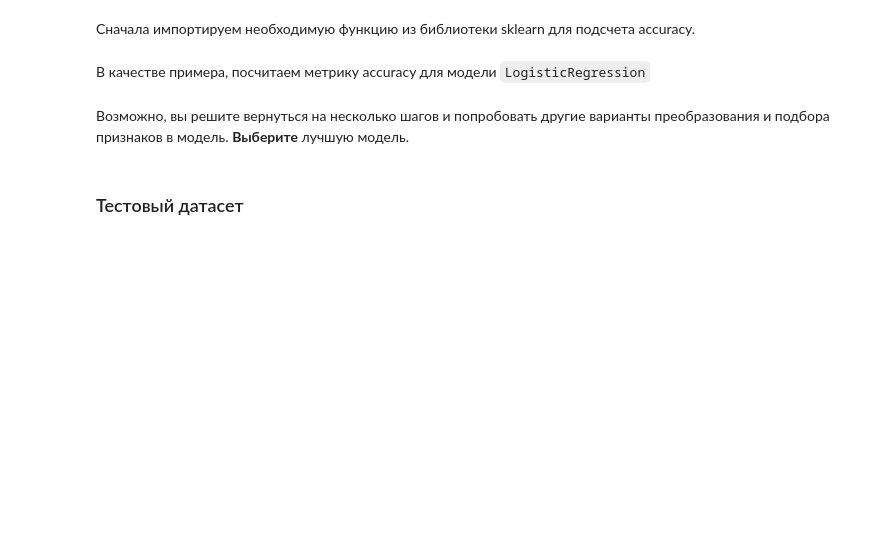
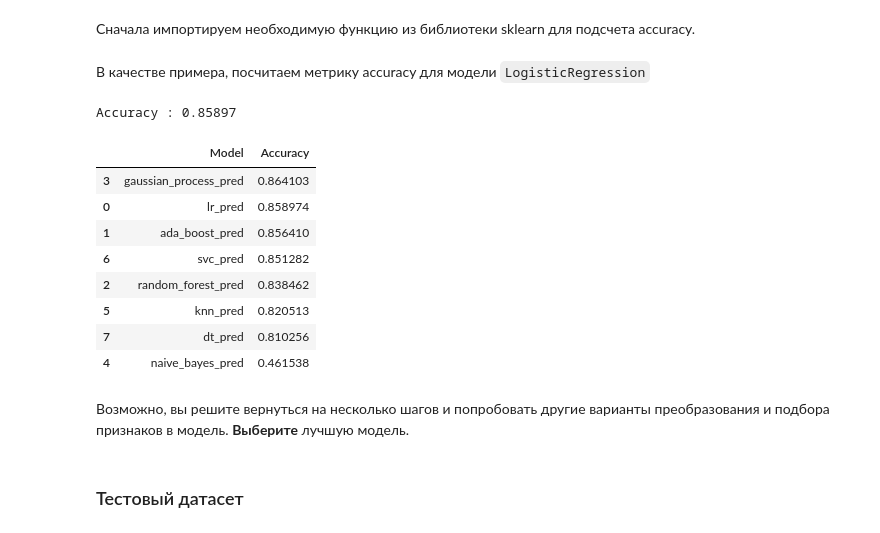
Before and after one commit to qwart6/DLS_by_MIPT, a Jupyter notebook: week_01_ml_intro/Homework/hw_1_game_of_thrones.ipynb, the cells around one changed output. Saved outputs shown, nothing was run; the diff lists cells and outputs as text; code cells hidden in the pictures; blank space fills up the shorter version.

```diff
--- a/week_01_ml_intro/Homework/hw_1_game_of_thrones.ipynb
+++ b/week_01_ml_intro/Homework/hw_1_game_of_thrones.ipynb
@@ -1017,3 +1068,15 @@ from sklearn.linear_model import LogisticRegression
+# %%
+knn = KNeighborsClassifier()
+knn.fit(X_train, y_train)
+knn_pred = knn.predict(X_val)
+# %%
+svc = SVC()
+svc.fit(X_train, y_train)
+svc_pred = svc.predict(X_val)
+# %%
+decision_tree = DecisionTreeClassifier()
+decision_tree.fit(X_train, y_train)
+dt_pred = decision_tree.predict(X_val)
 # %% [markdown]
 ## Часть 3. Оцените качество моделей
 # %% [markdown]
@@ -1041,2 +1096,27 @@ print("Accuracy : %.4f" % accuracy)
+# %%
+accuracy = accuracy_score(y_val, lr_pred)
+print("Accuracy : %.5f" % accuracy)
+# %% [output]
+Accuracy : 0.85897
+# %%
+models = [lr_pred, ada_boost_pred, random_forest_pred, gaussian_process_pred, naive_bayes_pred, knn_pred, svc_pred, dt_pred]
+models_name = ['lr_pred','ada_boost_pred', 'random_forest_pred', 'gaussian_process_pred', 'naive_bayes_pred', 'knn_pred', 'svc_pred', 'dt_pred']
+
+df_results = pd.DataFrame({
+    'Model': models_name,
+    'Accuracy': [accuracy_score(y_val, pred) for pred in models]
+})
+# %%
+df_results.sort_values(ascending=False, by='Accuracy')
+# %% [output]
+|  | Model | Accuracy |
+| 3 | gaussian_process_pred | 0.864103 |
+| 0 | lr_pred | 0.858974 |
+| 1 | ada_boost_pred | 0.856410 |
+| 6 | svc_pred | 0.851282 |
+| 2 | random_forest_pred | 0.838462 |
+| 5 | knn_pred | 0.820513 |
+| 7 | dt_pred | 0.810256 |
+| 4 | naive_bayes_pred | 0.461538 |
 # %% [markdown]
 Возможно, вы решите вернуться на несколько шагов и попробовать другие варианты преобразования и подбора признаков в модель. **Выберите** лучшую модель.
```
Also changed, not shown: parts of 30 cells of this notebook.
